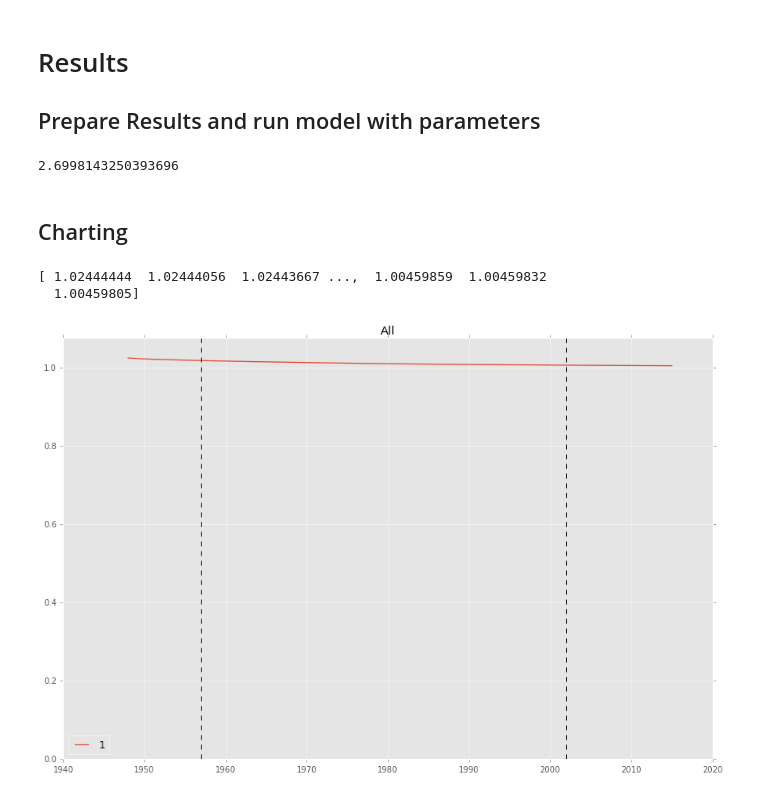
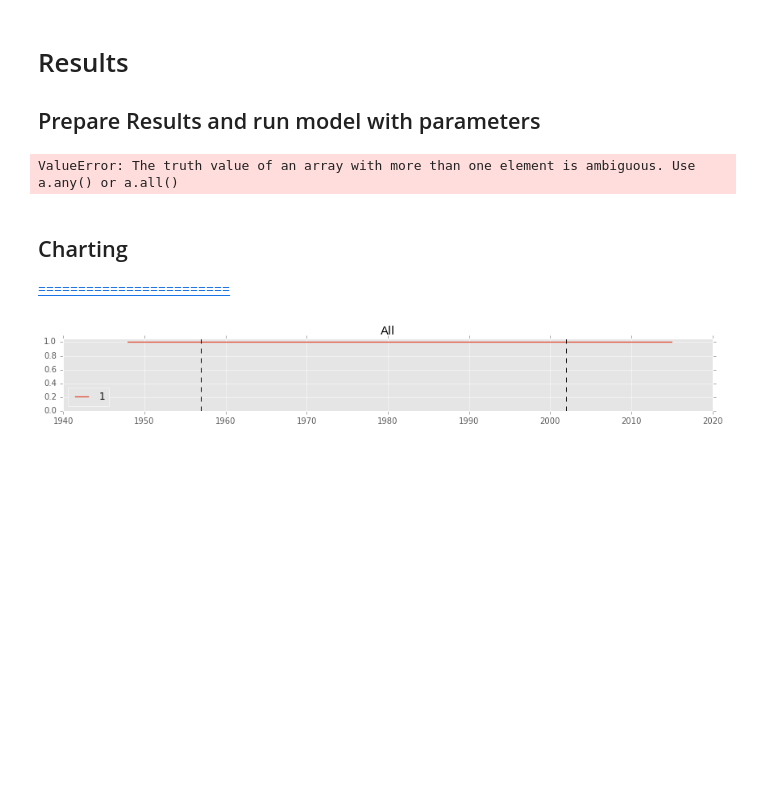
Before and after one commit to DeanLa/pertussis_model, a Jupyter notebook: hetro_new.ipynb, the cells around one changed output. Cells and saved outputs as stored; diff of their text form; code cells hidden in the pictures; blank space fills up the shorter version.

```diff
--- a/hetro_new.ipynb
+++ b/hetro_new.ipynb
@@ -114,0 +202,16 @@ model = pm.Model([Y1, o, p, sim, f, f1, f2, f3, mu1, sigma1, z])
+# %%
+@pm.deterministic
+def sim(o=o, p=p, f=f, z=z):
+    # print('A ', end="")
+    clk = clock()
+    res = odeint(hetro_model, pack_flat(state_0), t_range,
+                 args=(o, p, f, z,d ))
+
+    # print (RES.shape)
+    # print(RES.sum(axis=1))
+    res = unpack(res.T, *unpack_values)
+    # print (RES[3].shape)
+    # res = reduce_year(RES[3].sum(axis=0))[1951 - t_start:2014 - t_start]
+    # print (res.shape)
+    # print(clock() - clk)
+    return res
@@ -114,0 +231,9 @@ model = pm.Model([Y1, o, p, sim, f, f1, f2, f3, mu1, sigma1, z])
+# %%
+# sigma2 = pm.Uniform('sigma2', 0, sigma1/12)
+Y1 = pm.Normal('Y1', mu=mu1, tau=1 / sigma1 ** 2, observed=True, value=data_years)
+# Y2 = pm.Normal('Y2', mu=mu2, tau=1 / sigma2 ** 2, observed=True, value=data_monthly)
+
+# TODO: Set weights? Is it possible?
+
+# model = pm.Model([Y1, o, p, sim, f, f1, f2, f3, mu1, sigma1, s0, i0, state_0, z])
+model = pm.Model([Y1, o, p, sim, f, f1, f2, f3, mu1, sigma1, z])
@@ -124,3 +253,19 @@ mcmc.sample(iter=2, burn=0)  ###################################################
+# %%
+def my_reduce(vec):
+    np.split(vec, months)
+months = (31, 28, 31, 30,
+              31, 30, 31, 31,
+              30, 31, 30, 31)
+# z = y[3].sum(axis=0)
+z = np.ones(365*3)
+a = z.reshape(3, 365)
+b = a[0]
+m = np.cumsum(months)
+m
+np.split(a,m)
+np.apply_along_axis(my_reduce,a,m)
+# %% [output]
+ValueError: The truth value of an array with more than one element is ambiguous. Use a.any() or a.all()
 # %%
 # m_s = mcmc.trace('S0')[t_tally:].mean()
 # m_i = mcmc.trace('Is0')[t_tally:].mean()
@@ -133,30 +278,26 @@ m_z = mcmc.trace('zeta')[t_tally:].mean()
 # Show mean values fit
 state_0 = collect_state0()
 state_0 = pack_flat(state_0)
+
+
 RES = odeint(hetro_model, state_0, t_range,
              args=(m_o, m_p, m_f, m_z))
 # # Results
 x = reduce_time(t_range, start=t_start, step=step)
 y = unpack(RES.T, *unpack_values)
 h = sum([i for i in y[:3]])
-all = sum([i for i in y])
+all_compartments = sum([i for i in y])
 y.append(h)
-y.append(all)
-# with open('./data/x.p', 'wb') as fl:
-#     pickle.dump([x, y, years, data], fl)
+y.append(all_compartments)
-# %% [output]
-2.6998143250393696
 # %% [markdown]
 ## Charting
+[========================](#Manual)
 # %%
-fig, ax = draw_model(x, y[-1:], ["All"], split=0, collapse=True)
-
+fig, ax = draw_model(x, y[-1:], ["All"], collapse=True)
+fig.set_size_inches(12,2)
 plt.tight_layout()
 z = y[-1:][0]
-print (z.sum(axis=0))
 plt.show()
 # %% [output]
-[ 1.02444444  1.02444056  1.02443667 ...,  1.00459859  1.00459832
-  1.00459805]
-[figure, old version]
+[figure, new version]
 # %%
```
Also changed, not shown: parts of 25 cells of this notebook, 8 other files.
